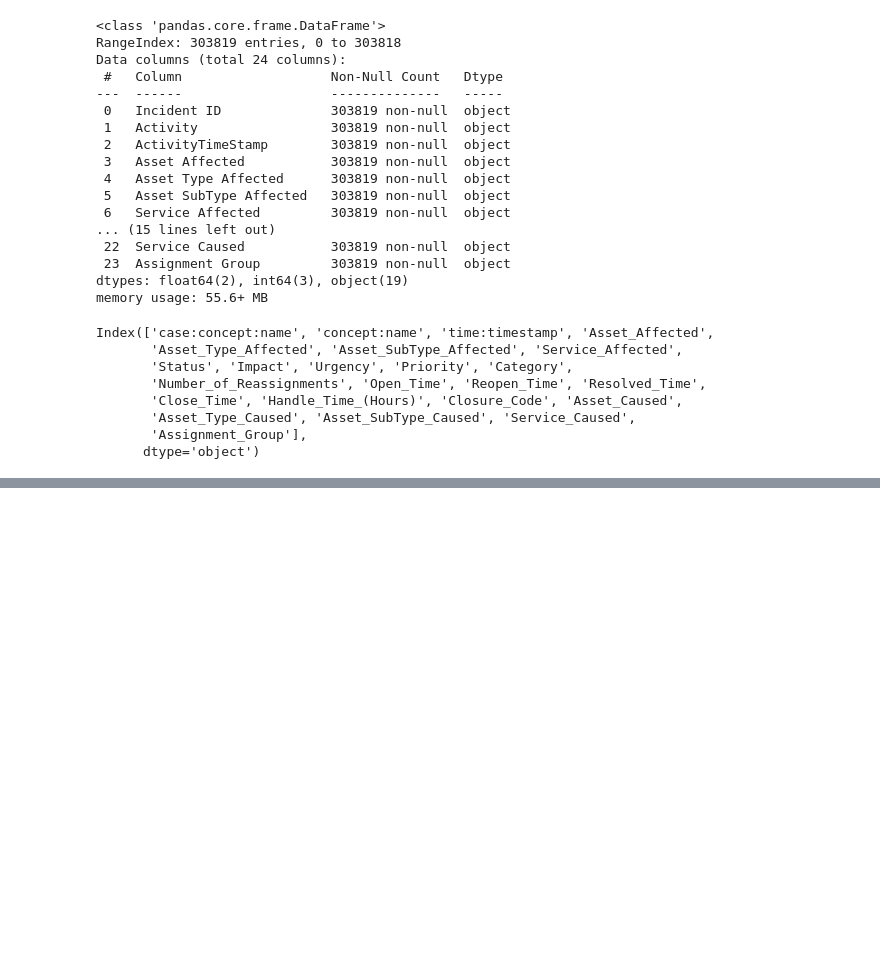
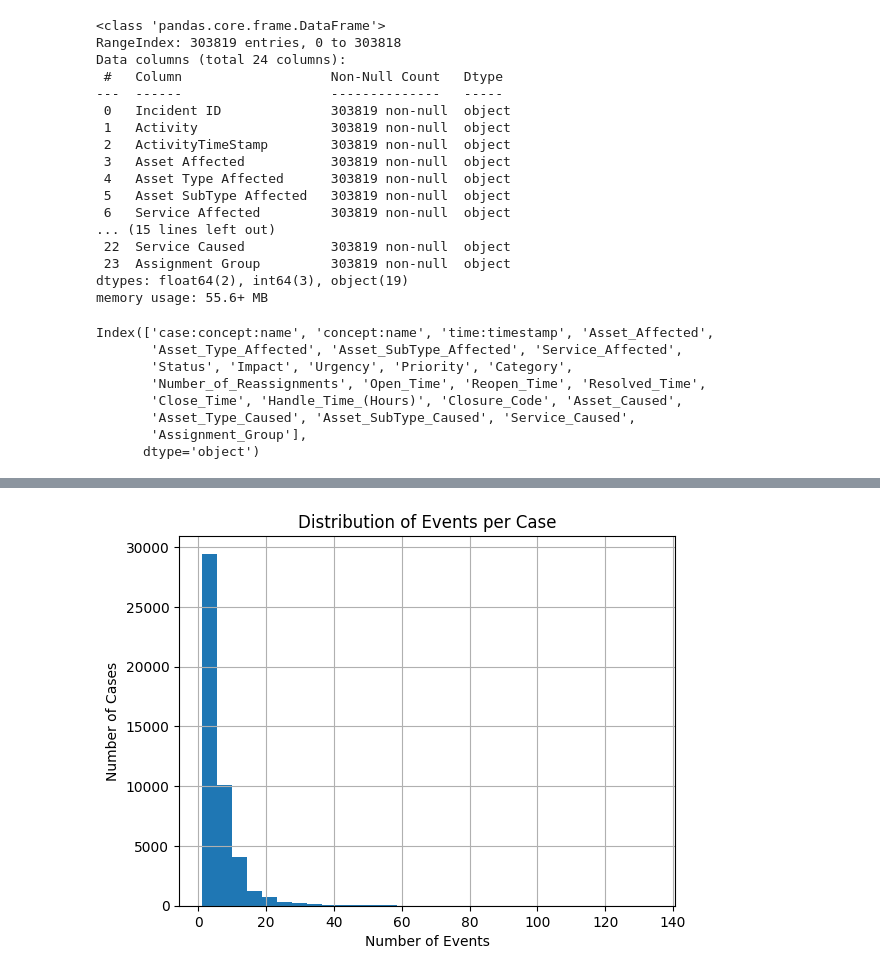
Before and after one commit to sof1a03/Process-Mining, a Jupyter notebook: assigment_stats.ipynb, the cells around one changed output, grey strips where cells are left out. Saved outputs shown, nothing was run; the diff lists cells and outputs as text; code cells hidden in the pictures; blank space fills up the shorter version.

```diff
--- a/assigment_stats.ipynb
+++ b/assigment_stats.ipynb
@@ -51,0 +63,11 @@ data["time:timestamp"] = pd.to_datetime(data["time:timestamp"], dayfirst=True)
+# %%
+# 1. Parse your open/close columns (dayfirst=True because your dates are dd/mm/yyyy)
+data['Open_Time_dt']  = pd.to_datetime(data['Open_Time'],  dayfirst=True)
+data['Close_Time_dt'] = pd.to_datetime(data['Close_Time'], dayfirst=True)
+
+# 2. Compute a fresh handle time in hours
+data['computed_handle_hours'] = (
+    data['Close_Time_dt'] - data['Open_Time_dt']
+).dt.total_seconds() / 3600
+
+data.info()
@@ -76,0 +266,11 @@ Number of columns:         24
+# %%
+# 1. Parse your open/close columns (dayfirst=True because your dates are dd/mm/yyyy)
+data['Open_Time_dt']  = pd.to_datetime(data['Open_Time'],  dayfirst=True)
+data['Close_Time_dt'] = pd.to_datetime(data['Close_Time'], dayfirst=True)
+
+# 2. Compute a fresh handle time in hours
+data['computed_handle_hours'] = (
+    data['Close_Time_dt'] - data['Open_Time_dt']
+).dt.total_seconds() / 3600
+
+data.info()
@@ -76,0 +295,13 @@ Number of columns:         24
+# %%
+# Cell 1: Build a case‐level DataFrame from your event‐level `data`
+case_df = data.groupby("case:concept:name").agg(
+    num_events             = ("concept:name", "count"),
+    handle_time            = ("computed_handle_hours", "first"),
+    num_reassignments      = ("Number_of_Reassignments", "first"),
+    any_reopened           = ("Reopen_Time", lambda x: x.notna().any()),
+    priority               = ("Priority", "first"),
+    category               = ("Category", "first"),
+    assignment_group       = ("Assignment_Group", lambda x: x.mode()[0]),
+    asset_type_affected    = ("Asset_Type_Affected", lambda x: x.mode()[0]),
+    asset_caused           = ("Asset_Caused", lambda x: x.mode()[0])
+).reset_index()
@@ -76,0 +463,9 @@ Number of columns:         24
+# %%
+plt.figure()
+case_df['num_events'].hist(bins=30)
+plt.title('Distribution of Events per Case')
+plt.xlabel('Number of Events')
+plt.ylabel('Number of Cases')
+plt.show()
+# %% [output]
+[figure, added]
```
Also changed, not shown: parts of 25 cells of this notebook.
